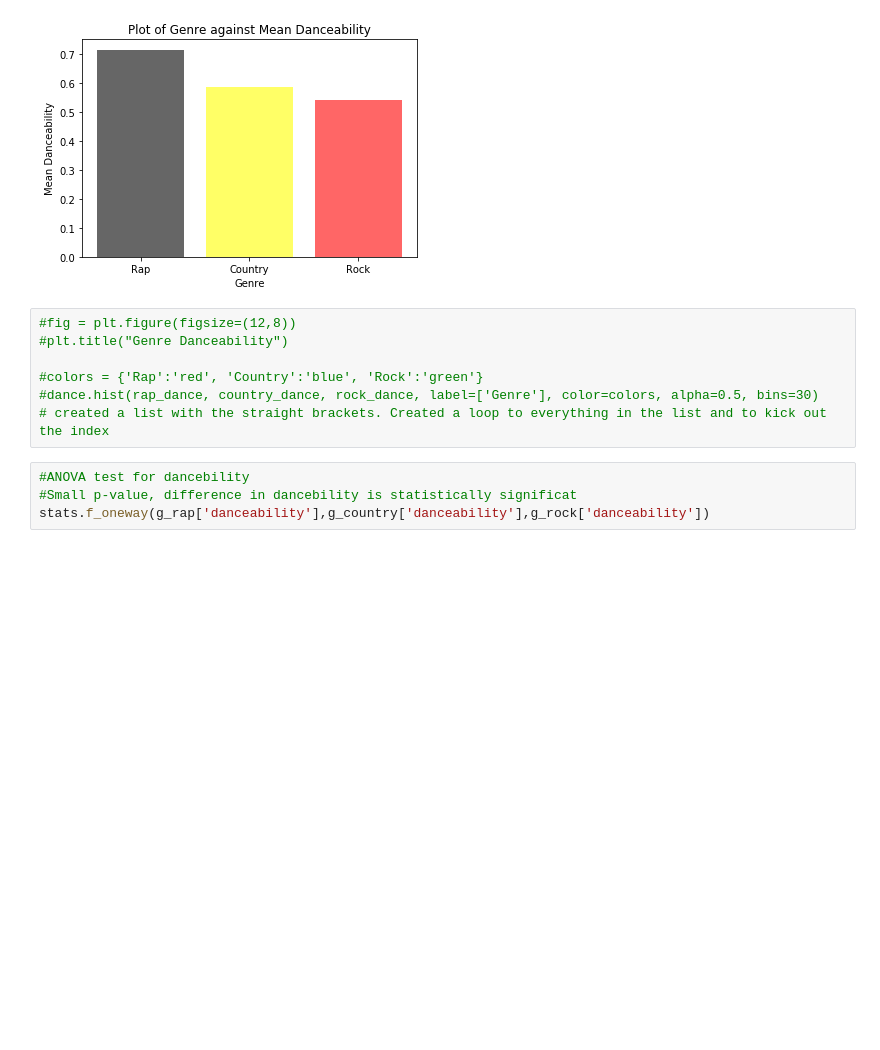
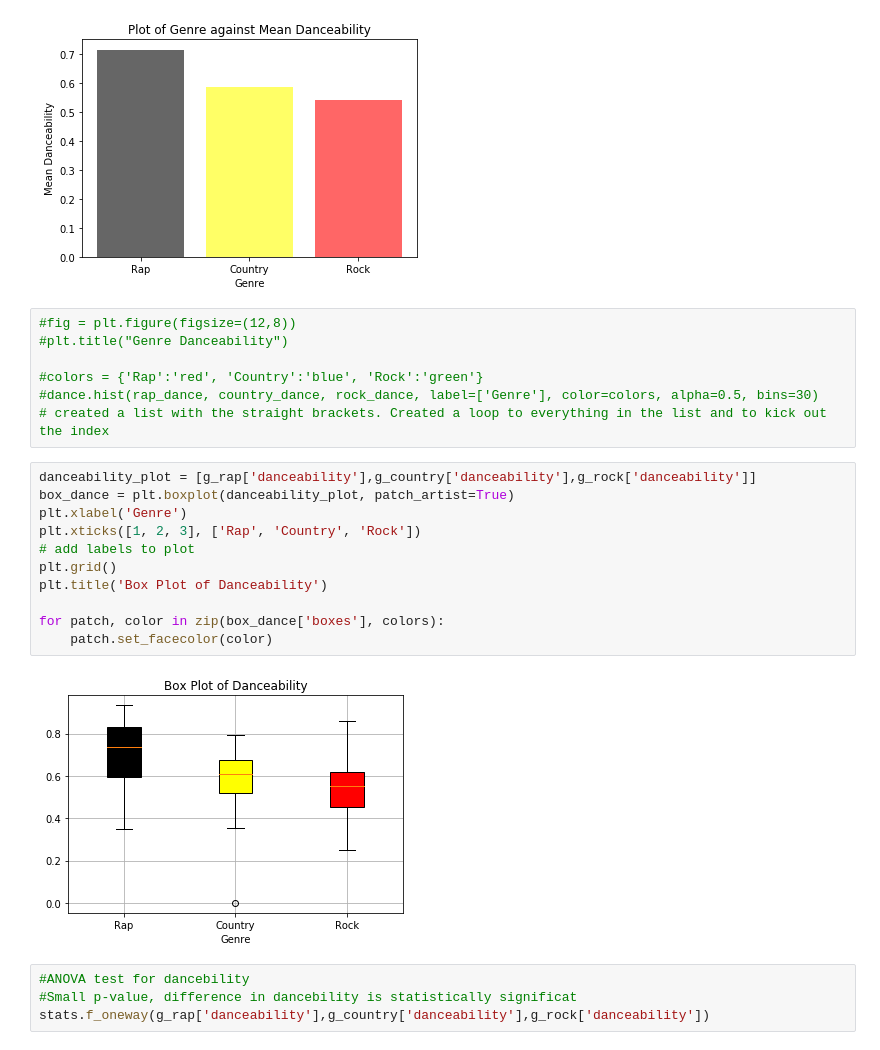
Before and after one commit to ESHORT1834/Spotify-Project, a Jupyter notebook: With Graph.ipynb, the cells around one changed output. Drawn from its saved outputs; the diff is of its cells as text; blank space fills up the shorter version.

Commit message:
box plots added

```diff
--- a/With Graph.ipynb
+++ b/With Graph.ipynb
@@ -341,6 +341,19 @@ plt.show()
 #colors = {'Rap':'red', 'Country':'blue', 'Rock':'green'}
 #dance.hist(rap_dance, country_dance, rock_dance, label=['Genre'], color=colors, alpha=0.5, bins=30)
 # created a list with the straight brackets. Created a loop to everything in the list and to kick out the index
+# %%
+danceability_plot = [g_rap['danceability'],g_country['danceability'],g_rock['danceability']]
+box_dance = plt.boxplot(danceability_plot, patch_artist=True)
+plt.xlabel('Genre')
+plt.xticks([1, 2, 3], ['Rap', 'Country', 'Rock'])
+# add labels to plot
+plt.grid()
+plt.title('Box Plot of Danceability')
+
+for patch, color in zip(box_dance['boxes'], colors):
+    patch.set_facecolor(color)
+# %% [output]
+[figure, added]
 # %%
 #ANOVA test for dancebility
 #Small p-value, difference in dancebility is statistically significat
```
Also changed, not shown: parts of 3 cells of this notebook.
